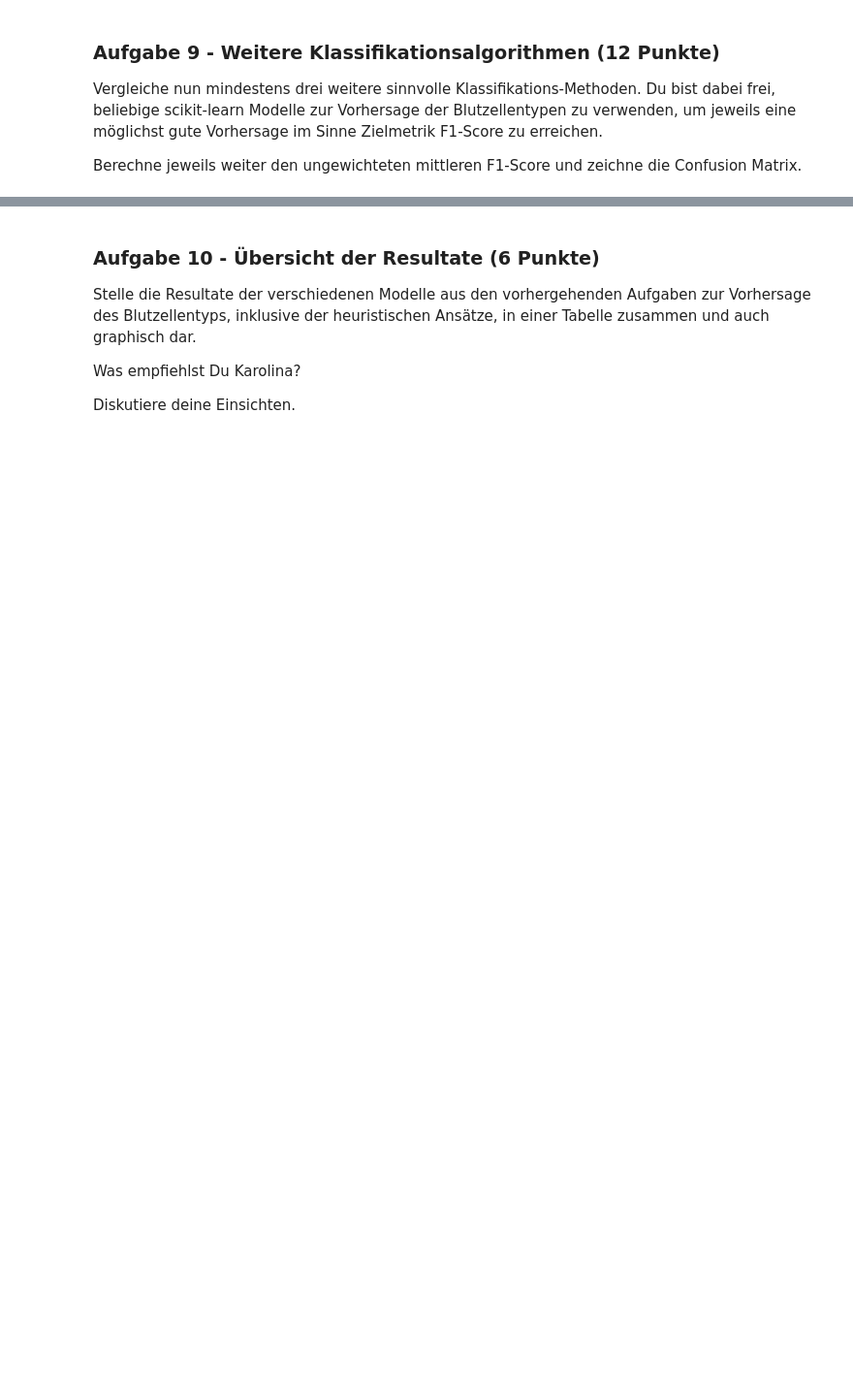
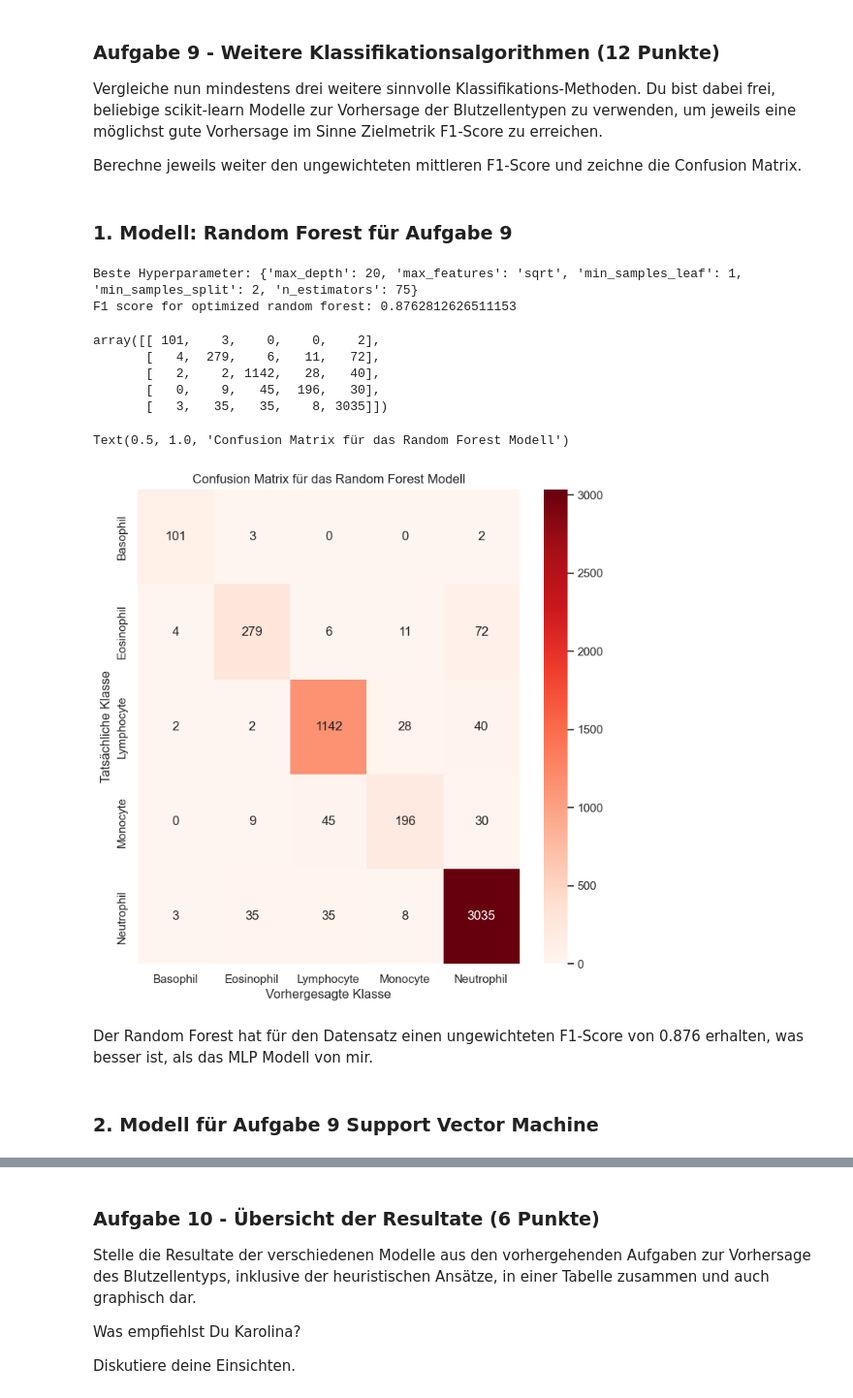
Before and after one commit to Luuzemp14/mc2_gml, a Jupyter notebook: gml_minichallenge_2-checkpoint.ipynb, the cells around one changed output, grey strips where cells are left out. Shown at 97% size. Saved outputs shown, nothing was run; the diff lists cells and outputs as text; code cells hidden in the pictures; blank space fills up the shorter version.

Commit message:
Aufgabe 9

```diff
--- a/gml_minichallenge_2-checkpoint.ipynb
+++ b/gml_minichallenge_2-checkpoint.ipynb
@@ -1636,3 +1642,71 @@ Berechne jeweils weiter den ungewichteten mittleren F1-Score und zeichne die Con
 ### BEGIN SOLUTION
 
 ### END SOLUTION
+# %% [markdown]
+### 1. Modell: Random Forest für Aufgabe 9
+# %%
+from sklearn.model_selection import GridSearchCV
+from sklearn.metrics import make_scorer
+from sklearn.linear_model import LogisticRegression
+from sklearn.ensemble import RandomForestClassifier
+from sklearn.svm import SVC
+from sklearn.metrics import f1_score, confusion_matrix
+import seaborn as sns
+import matplotlib.pyplot as plt
+# Hyperparameter-Raum definieren
+param_grid = {
+    'n_estimators': [50, 75, 100],
+    'max_depth': [10, 20, None],
+    'max_features': ['sqrt', 'log2'],
+    'min_samples_split': [2, 5, 10],
+    'min_samples_leaf': [1, 2, 4]
+}
+
+# GridSearchCV Instanz erstellen
+rf_grid_search = GridSearchCV(estimator=RandomForestClassifier(random_state=42),
+                              param_grid=param_grid,
+                              scoring=make_scorer(calculate_f1_score, average='macro'),
+                              cv=3,
+                              n_jobs=-1)
+
+# GridSearch durchführen
+rf_grid_search.fit(X_train, y_train)
+
+# Beste Hyperparameter anzeigen
+print("Beste Hyperparameter:", rf_grid_search.best_params_)
+
+# Bestes Modell auf Testdaten evaluieren
+best_rf_model = rf_grid_search.best_estimator_
+y_pred_best_rf = best_rf_model.predict(X_test)
+f1_score_best_rf = calculate_f1_score(y_test, y_pred_best_rf, average='macro')
+print(f'F1 score for optimized random forest: {f1_score_best_rf}')
+# %% [output]
+Beste Hyperparameter: {'max_depth': 20, 'max_features': 'sqrt', 'min_samples_leaf': 1, 'min_samples_split': 2, 'n_estimators': 75}
+F1 score for optimized random forest: 0.8762812626511153
+# %%
+# confusion matrix für das beste Modell erstellen
+confusion_matrix_best_rf = confusion_matrix(y_test, y_pred_best_rf)
+confusion_matrix_best_rf
+# %% [output]
+array([[ 101,    3,    0,    0,    2],
+       [   4,  279,    6,   11,   72],
+       [   2,    2, 1142,   28,   40],
+       [   0,    9,   45,  196,   30],
+       [   3,   35,   35,    8, 3035]])
+# %%
+# Plot der Confusion Matrix als Heatmap
+plt.figure(figsize=(8, 8))
+sns.heatmap(confusion_matrix_best_rf, annot=True, fmt="d", cmap="Reds",
+            xticklabels=label_encoder.classes_,
+            yticklabels=label_encoder.classes_)
+
+plt.xlabel("Vorhergesagte Klasse")
+plt.ylabel("Tatsächliche Klasse")
+plt.title("Confusion Matrix für das Random Forest Modell")
+# %% [output]
+Text(0.5, 1.0, 'Confusion Matrix für das Random Forest Modell')
+[figure, added]
+# %% [markdown]
+Der Random Forest hat für den Datensatz einen ungewichteten F1-Score von 0.876 erhalten, was besser ist, als das MLP Modell von mir.
+# %% [markdown]
+### 2. Modell für Aufgabe 9 Support Vector Machine
```
Also changed, not shown: parts of 11 cells of this notebook.
